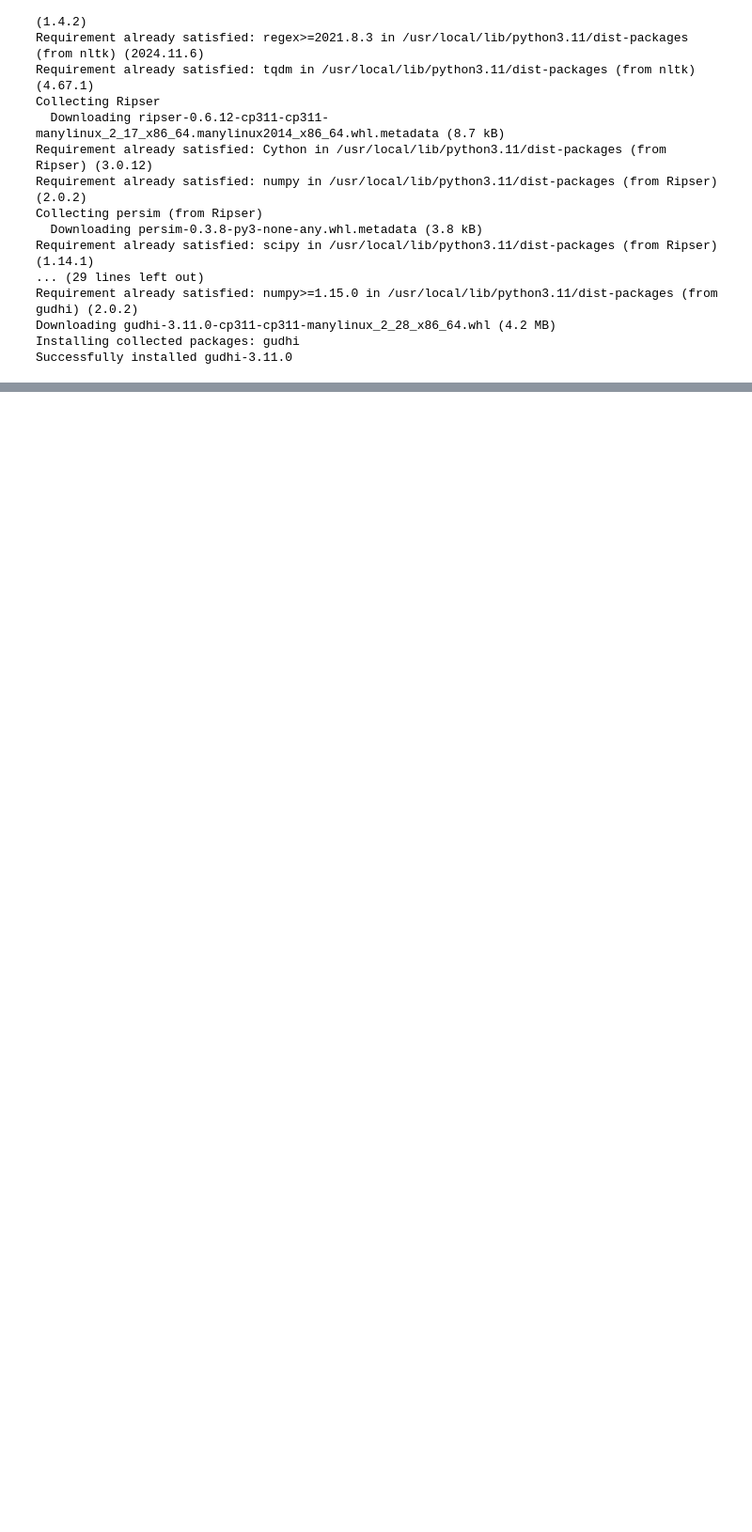
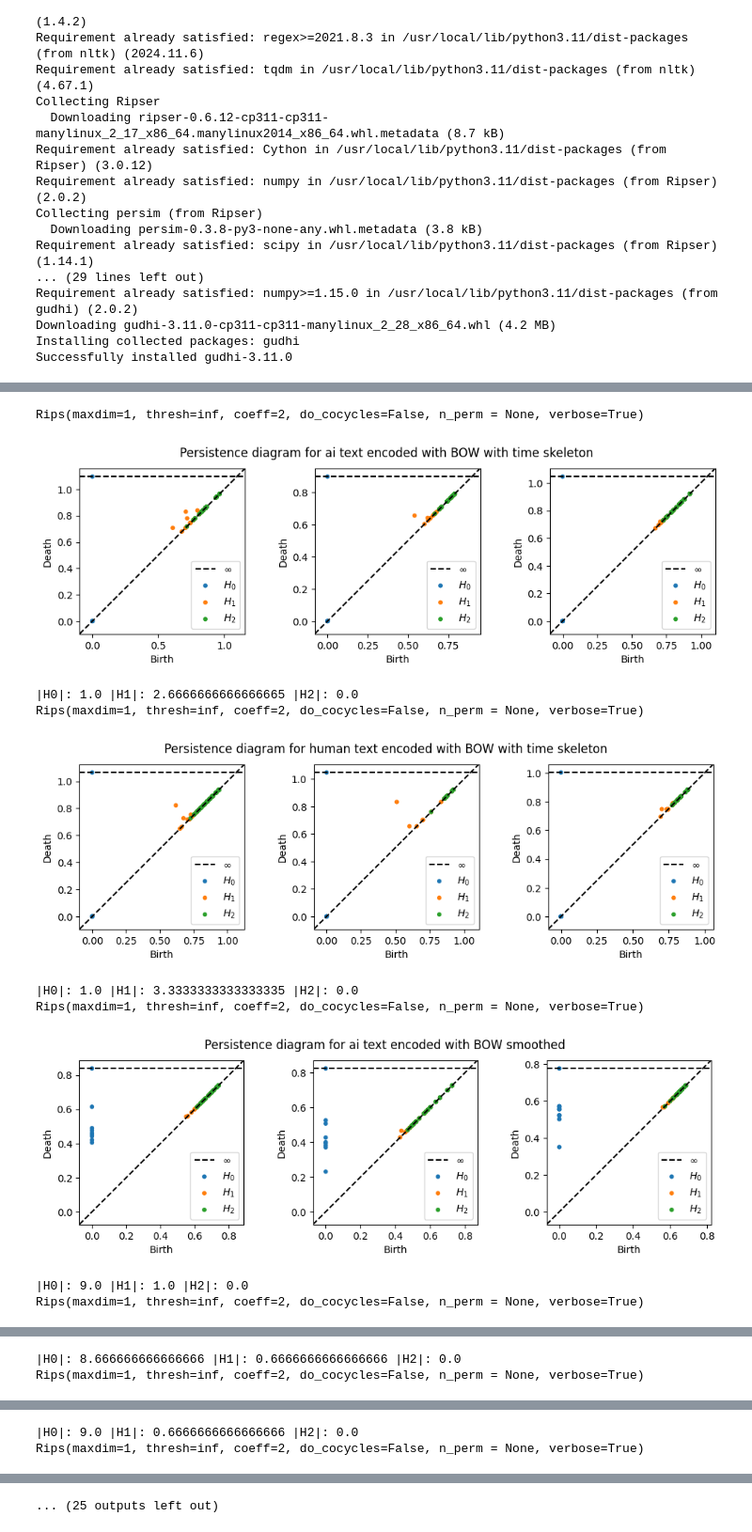
Before and after one commit to aguilin1/tda_ai_text_generation, a Jupyter notebook: tda_ai_text_detection.ipynb, the cells around one changed output, grey strips where cells are left out. Shown at 94% size. Cells and saved outputs as stored; diff of their text form; code cells hidden in the pictures; blank space fills up the shorter version.

```diff
--- a/tda_ai_text_detection.ipynb
+++ b/tda_ai_text_detection.ipynb
@@ -518,7 +514,7 @@ def remove_infinity(diagram):
 
 # For the given parameter set, run the filtration on the embeddings, optionally plot the persistence diagrams,
 # and return the persistence diagrams by dimension as well as initialized classification vectors for regression analysis
-def run_evaluation(abstract_type, embedding_type, time_skeleton = False, with_smoothing = False, graph = False, num_abstracts = 100, filtration_type = 'vr'):
+def run_evaluation(abstract_type, embedding_type, time_skeleton = False, with_smoothing = False, graph = False, num_abstracts = 100):
   _, batch_embeddings = load_cached_embeddings(abstract_type, embedding_type, num_abstracts)
 
   # initialize diagram arrays
@@ -534,8 +530,6 @@ def run_evaluation(abstract_type, embedding_type, time_skeleton = False, with_sm
     description += " with time skeleton"
   if with_smoothing:
     description += " smoothed"
-  if filtration_type == 'alpha':
-    description += " using alpha filtration"
   if graph:
     num_abstracts = 3
     fig, axs = plt.subplots(nrows=1,ncols=3,figsize=(12,3))
@@ -551,26 +545,9 @@ def run_evaluation(abstract_type, embedding_type, time_skeleton = False, with_sm
     if with_smoothing:
       embeddings = smoothing(embeddings)
 
-    if filtration_type == 'alpha':
-      # There are no python packages that offer alpha filtrations that allow for
-      # non-euclidean-distance metrics. We're using the method from
-      # https://github.com/GUDHI/TDA-tutorial/blob/master/Tuto-GUDHI-simplicial-complexes-from-distance-matrix.ipynb
-      # but the results do not seem correct (distances are all falling within under 0.5 according to the graph)
-      D = angular_distance_matrix(embeddings, time_skeleton)
-      embedding_scaled = MDS(n_components = 4, dissimilarity = 'precomputed')
-      X_transformed = embedding_scaled.fit_transform(D)
-      diagram = gd.AlphaComplex(points=X_transformed).create_simplex_tree().persistence()
-      by_dimension = {}
-      for p in diagram:
-        if p[0] not in by_dimension:
-          by_dimension[p[0]] = []
-        by_dimension[p[0]].append(p[1:][0])
-      diagram = [np.array(p) for p in by_dimension.values()]
-      diagram.reverse()
-    else:
-      d = distances(embeddings, time_skeleton)
-      birth_deaths, still_living, max_epic, bd = filtration(d, 'inf')
-      diagram = list(bd.values())
+    d = distances(embeddings, time_skeleton)
+    birth_deaths, still_living, max_epic, bd = filtration(d, 'inf')
+    diagram = list(bd.values())
 
     # distances = angular_distance_matrix(embeddings, time_skeleton)
     # diagram = ripserFiltration(distances)
@@ -677,7 +654,7 @@ def run_mixed_encoding_evaluation(abstract_type, alpha, num_abstracts=6, time_sk
   return persistence_diagrams, diagrams_h0, diagrams_h1, diagrams_h2, labelsH0, labelsH1, labelsH2
 
 # Gets the persistence diagrams from above, converts to persistence images, and performs regression analysis on the results
-def evaluation(embedding_type, time_skeleton = False, with_smoothing = False, alpha = 0.5, filtration_type= 'vr', num_abstracts = 100):
+def evaluation(embedding_type, time_skeleton = False, with_smoothing = False, alpha = 0.5, num_abstracts = 100):
   # initialize arrays to hold data for both the ai and human cases
   labelsH0_actual = []
   labelsH1_actual = []
@@ -689,7 +666,7 @@ def evaluation(embedding_type, time_skeleton = False, with_smoothing = False, al
   if embedding_type == 'mixed':
     _, dH0, dH1, dH2, lblH0, lblH1, lblH2 = run_mixed_encoding_evaluation('ai', alpha, time_skeleton=time_skeleton, graph=False, num_abstracts=num_abstracts)
   else:
-    _, dH0, dH1, dH2, lblH0, lblH1, lblH2 = run_evaluation('ai', embedding_type, time_skeleton=time_skeleton, with_smoothing=with_smoothing, graph=False, filtration_type=filtration_type, num_abstracts=num_abstracts)
+    _, dH0, dH1, dH2, lblH0, lblH1, lblH2 = run_evaluation('ai', embedding_type, time_skeleton=time_skeleton, with_smoothing=with_smoothing, graph=False, num_abstracts=num_abstracts)
 
   # add ai run data to holding arrays
   labelsH0_actual.extend(lblH0)
@@ -812,0 +753,25 @@ Rips(maxdim=1, thresh=inf, coeff=2, do_cocycles=False, n_perm = None, verbose=Tr
+# %%
+# Prints out sample persistence diagrams for a variety of combinations
+for encoding_type in ('bow', 'bert'):
+  for time_skeleton in (True, False):
+    for with_smoothing in (True, False):
+      # We're not combining these
+      if time_skeleton and with_smoothing:
+        continue
+      for abstract_type in ('ai', 'human'):
+        run_evaluation(abstract_type, encoding_type, time_skeleton=time_skeleton, with_smoothing=with_smoothing, graph=True)
+
+for alpha in (0.3, 0.5, 0.8):
+  for abstract_type in ('ai', 'human'):
+    run_mixed_encoding_evaluation(abstract_type, alpha, graph=True)
+# %% [output]
+Rips(maxdim=1, thresh=inf, coeff=2, do_cocycles=False, n_perm = None, verbose=True)
+[figure, added]
+|H0|: 1.0 |H1|: 2.6666666666666665 |H2|: 0.0
+Rips(maxdim=1, thresh=inf, coeff=2, do_cocycles=False, n_perm = None, verbose=True)
+[figure, added]
+|H0|: 1.0 |H1|: 3.3333333333333335 |H2|: 0.0
+Rips(maxdim=1, thresh=inf, coeff=2, do_cocycles=False, n_perm = None, verbose=True)
+[figure, added]
+|H0|: 9.0 |H1|: 1.0 |H2|: 0.0
+Rips(maxdim=1, thresh=inf, coeff=2, do_cocycles=False, n_perm = None, verbose=True)
@@ -812,0 +779,2 @@ Rips(maxdim=1, thresh=inf, coeff=2, do_cocycles=False, n_perm = None, verbose=Tr
+|H0|: 8.666666666666666 |H1|: 0.6666666666666666 |H2|: 0.0
+Rips(maxdim=1, thresh=inf, coeff=2, do_cocycles=False, n_perm = None, verbose=True)
@@ -812,0 +782,2 @@ Rips(maxdim=1, thresh=inf, coeff=2, do_cocycles=False, n_perm = None, verbose=Tr
+|H0|: 9.0 |H1|: 0.6666666666666666 |H2|: 0.0
+Rips(maxdim=1, thresh=inf, coeff=2, do_cocycles=False, n_perm = None, verbose=True)
@@ -812,0 +785 @@ Rips(maxdim=1, thresh=inf, coeff=2, do_cocycles=False, n_perm = None, verbose=Tr
+... (25 outputs left out)
```
Also changed, not shown: parts of 6 cells of this notebook.
